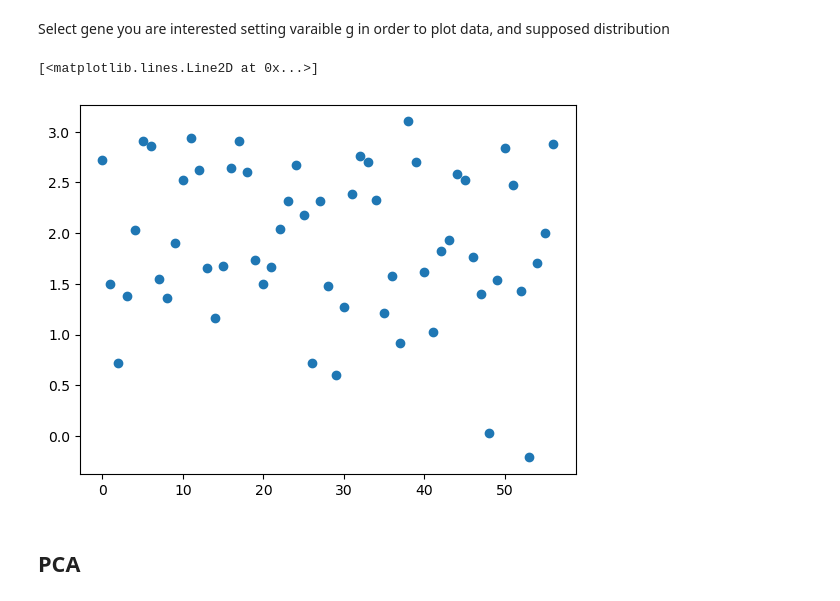
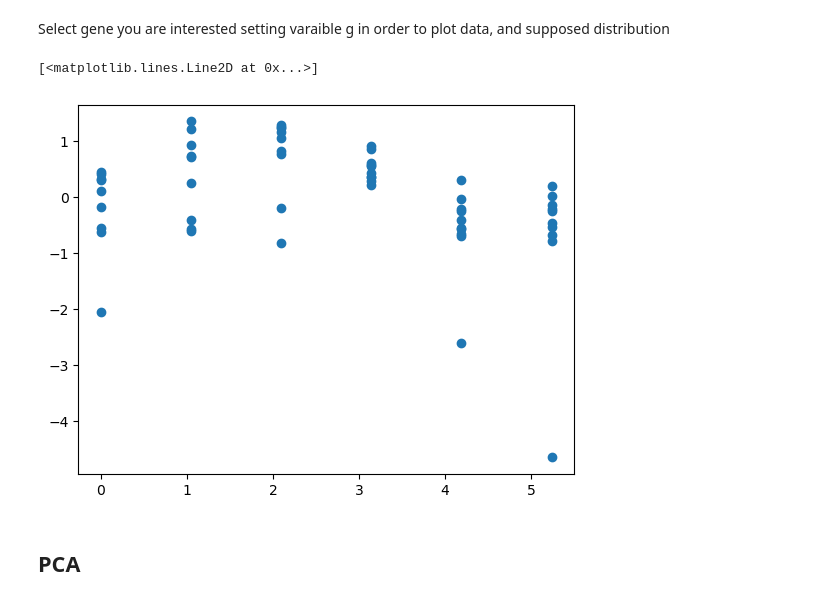
Before and after one commit to AndreaSalati/AE, a Jupyter notebook: first_network.ipynb, the cells around one changed output. Drawn from its saved outputs; the diff is of its cells as text; code cells hidden in the pictures.

```diff
--- a/first_network.ipynb
+++ b/first_network.ipynb
@@ -25,13 +25,19 @@ Real DATA
 bigData = pd.read_csv("/Users/salati/Documents/CODE/AE2/DATA/Muscle_exon.txt", sep=" ")
 #Taking only the rythmic genes
 PeriodicData=bigData.loc[["ENSG00000105516", "ENSG00000049246", "ENSG00000167074", "ENSG00000174738", "ENSG00000179094", "ENSG00000132326" , "ENSG00000170485", "ENSG00000133794","ENSG00000126368","ENSG00000008405","ENSG00000121671","ENSG00000159208"]]
-DATA=torch.tensor(PeriodicData.values)
-DATA=DATA.float()
-E=np.array(PeriodicData.values)
-
-true_phases=pd.read_csv("/Users/salati/Documents/CODE/AE2/DATA/true_phi.txt",sep=" ")
-true_phases=np.array(true_phases.values)
-true_phases=true_phases[:,0]
+PeriodicDataStandard=PeriodicData.sub(PeriodicData.mean(1), axis=0).div(PeriodicData.std(1), axis=0)
+# %%
+#DATA=torch.tensor(PeriodicData.values)
+DATA=torch.tensor(PeriodicDataStandard.values)
+
+#E=np.array(PeriodicData.values)
+E=np.array(PeriodicDataStandard.values)
+DATA=DATA.float()
+
+
+true_phases=pd.read_csv("/Users/salati/Documents/CODE/AE2/DATA/true_phi.txt",sep=" ")
+true_phases=np.array(true_phases.values)
+true_phases=true_phases[:,0]
 # %% [markdown]
 Simulated DATA
 # %% [markdown]
@@ -55,10 +61,10 @@ N_Samples
 # %% [markdown]
 Select gene you are interested setting varaible g in order to plot data, and supposed distribution
 # %%
-plt.plot(DATA[1,:], 'o')
+plt.plot(true_phases,DATA[3,:], 'o')
 # %% [output]
 [<matplotlib.lines.Line2D at 0x...>]
-[figure, old version]
+[figure, new version]
 # %% [markdown]
 ## PCA
 # %%
```
Also changed, not shown: parts of 29 cells of this notebook.
